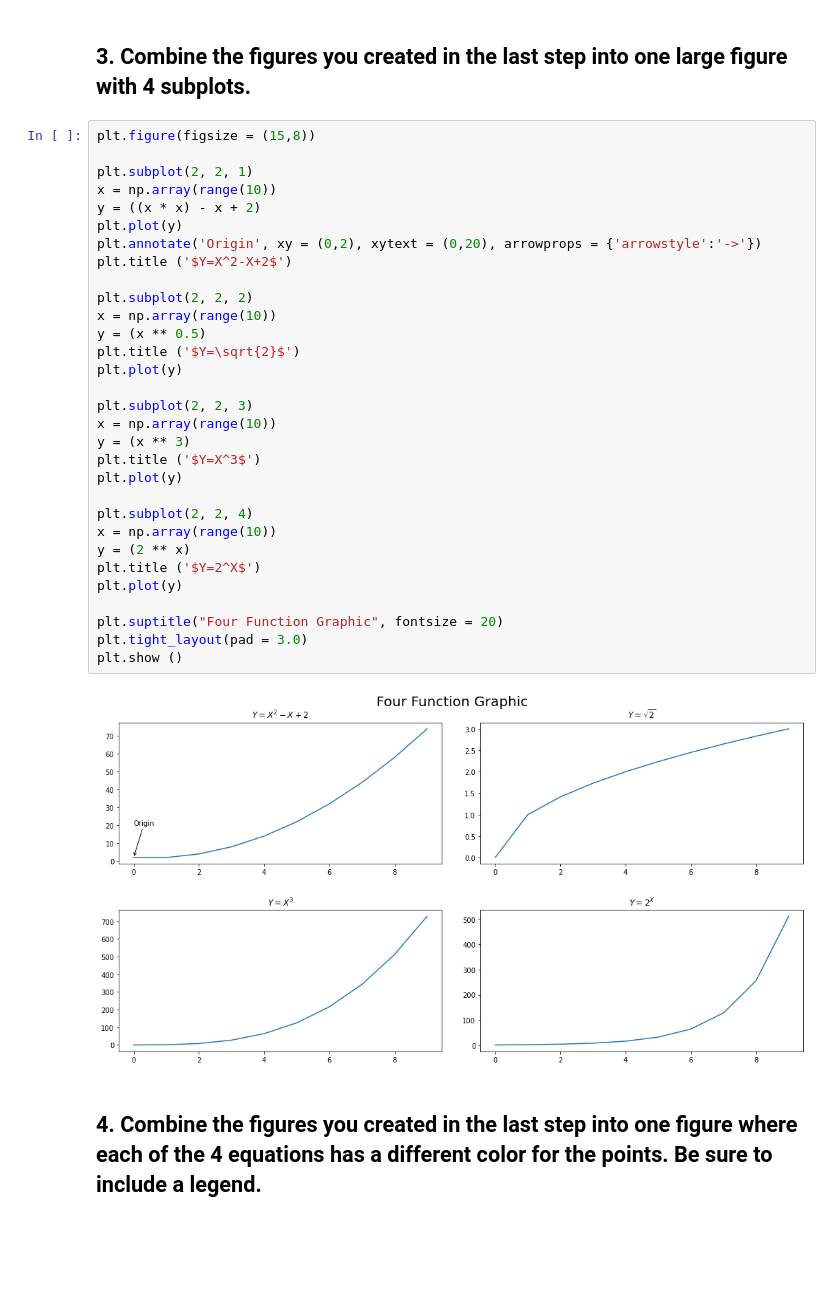
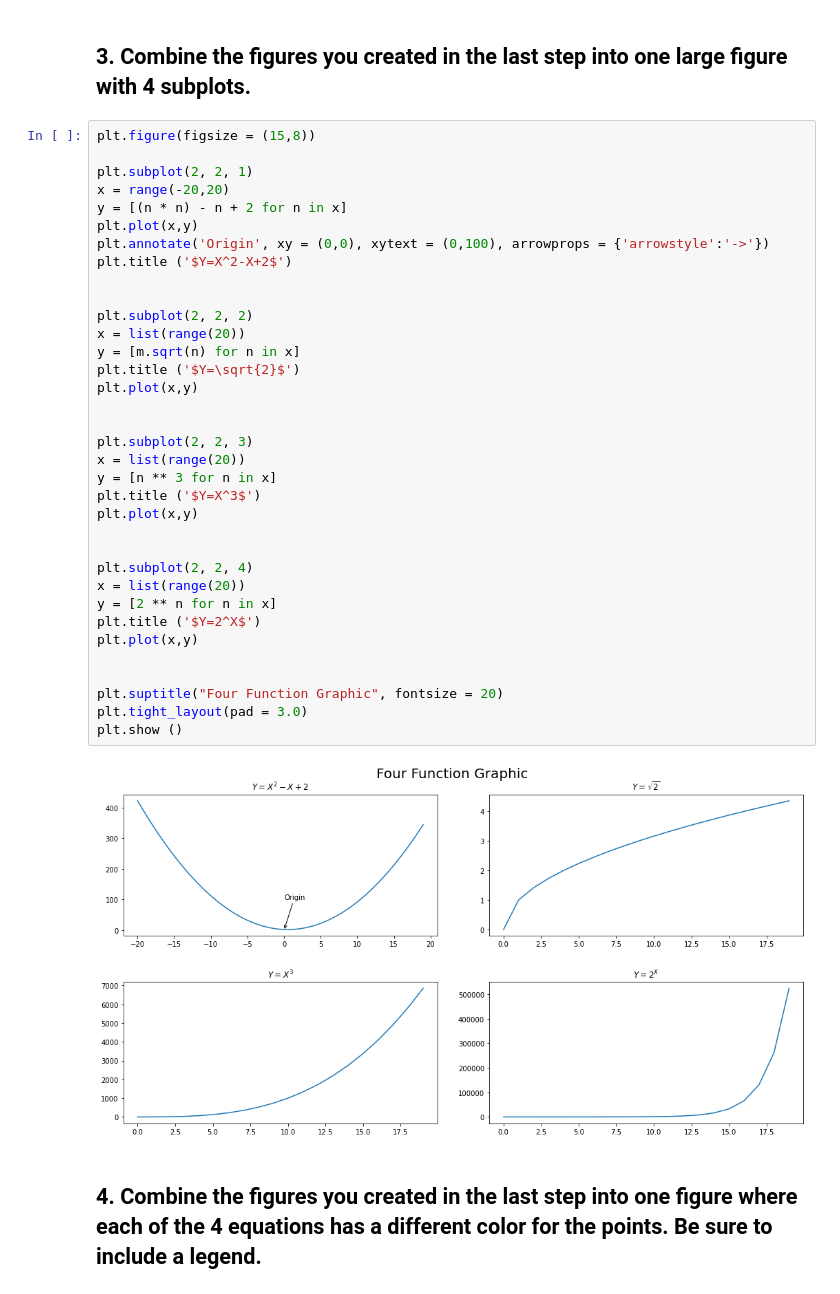
Before and after one commit to CSolitaire/numpy-pandas-visualization-exercises, a Jupyter notebook: matplotlib_exercises.ipynb, the cells around one changed output. Cells and saved outputs as stored; diff of their text form; blank space fills up the shorter version.

```diff
--- a/matplotlib_exercises.ipynb
+++ b/matplotlib_exercises.ipynb
@@ -52,36 +52,40 @@ plt.show()
 # %%
 plt.figure(figsize = (15,8))
 
 plt.subplot(2, 2, 1)
-x = np.array(range(10))
-y = ((x * x) - x + 2)
-plt.plot(y)
-plt.annotate('Origin', xy = (0,2), xytext = (0,20), arrowprops = {'arrowstyle':'->'})
+x = range(-20,20)
+y = [(n * n) - n + 2 for n in x]
+plt.plot(x,y)
+plt.annotate('Origin', xy = (0,0), xytext = (0,100), arrowprops = {'arrowstyle':'->'})
 plt.title ('$Y=X^2-X+2$')
 
+
 plt.subplot(2, 2, 2)
-x = np.array(range(10))
-y = (x ** 0.5)
+x = list(range(20))
+y = [m.sqrt(n) for n in x]
 plt.title ('$Y=\sqrt{2}$')
-plt.plot(y)
+plt.plot(x,y)
+
 
 plt.subplot(2, 2, 3)
-x = np.array(range(10))
-y = (x ** 3)
+x = list(range(20))
+y = [n ** 3 for n in x]
 plt.title ('$Y=X^3$')
-plt.plot(y)
+plt.plot(x,y)
+
 
 plt.subplot(2, 2, 4)
-x = np.array(range(10))
-y = (2 ** x)
+x = list(range(20))
+y = [2 ** n for n in x]
 plt.title ('$Y=2^X$')
-plt.plot(y)
+plt.plot(x,y)
+
 
 plt.suptitle("Four Function Graphic", fontsize = 20)
 plt.tight_layout(pad = 3.0)
 plt.show ()
 # %% [output]
-[figure, old version]
+[figure, new version]
 # %% [markdown]
 ## 4. Combine the figures you created in the last step into one figure where each of the 4              equations has a different color for the points. Be sure to include a legend.
 # %%
```
Also changed, not shown: parts of 5 cells of this notebook.
